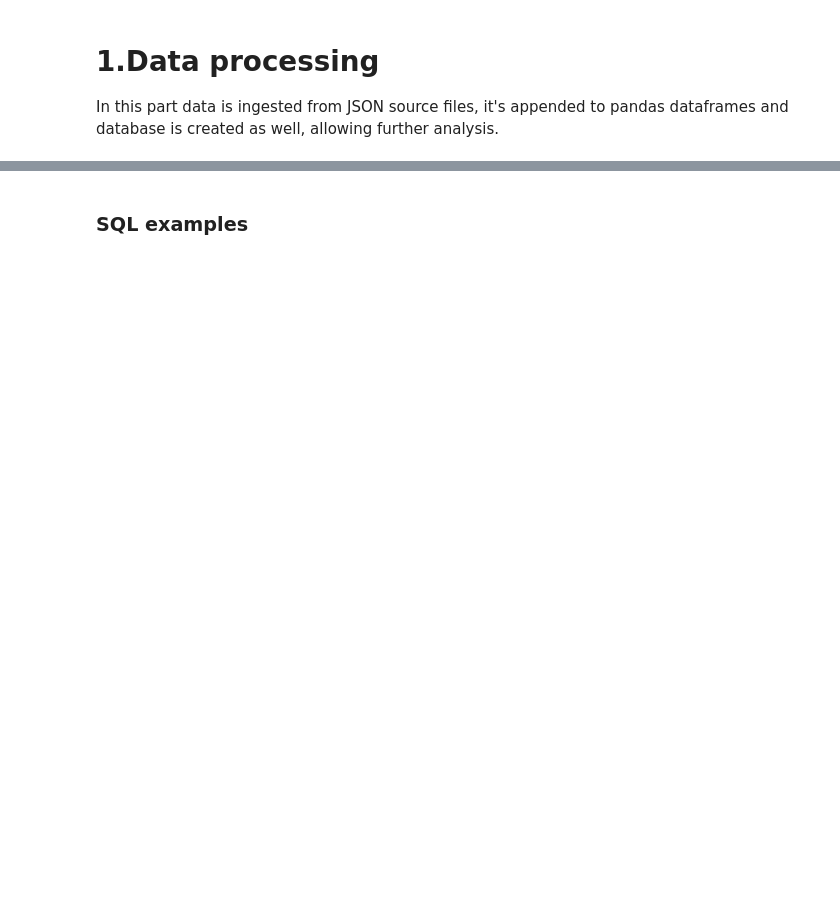
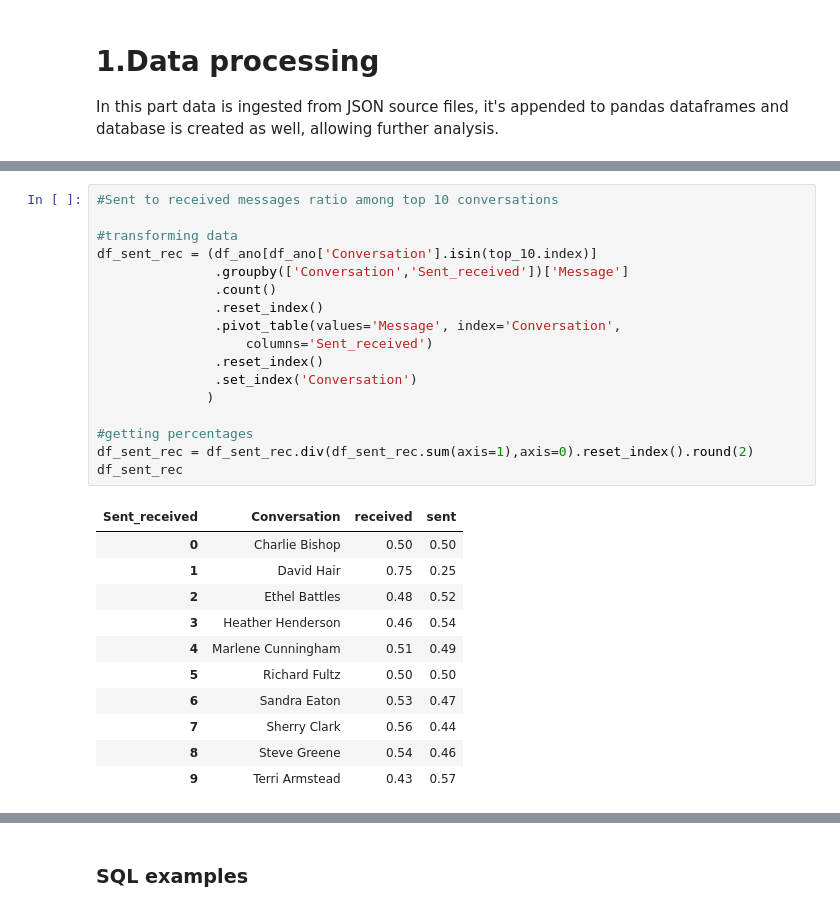
Before and after one commit to PrzemyslawKepka/facebook-archive-analysis, a Jupyter notebook: fb_data_archive_analysis.ipynb, the cells around one changed output, grey strips where cells are left out. Saved outputs shown, nothing was run; the diff lists cells and outputs as text; blank space fills up the shorter version.

```diff
--- a/fb_data_archive_analysis.ipynb
+++ b/fb_data_archive_analysis.ipynb
@@ -136,0 +178,29 @@ round((df.groupby('Year')['Message'].size() / len(df)) * 100,2).reset_index().re
+# %%
+#Sent to received messages ratio among top 10 conversations
+
+#transforming data
+df_sent_rec = (df_ano[df_ano['Conversation'].isin(top_10.index)]
+               .groupby(['Conversation','Sent_received'])['Message']
+               .count()
+               .reset_index()
+               .pivot_table(values='Message', index='Conversation',
+                   columns='Sent_received')
+               .reset_index()
+               .set_index('Conversation')
+              )
+
+#getting percentages
+df_sent_rec = df_sent_rec.div(df_sent_rec.sum(axis=1),axis=0).reset_index().round(2)
+df_sent_rec
+# %% [output]
+| Sent_received | Conversation | received | sent |
+| 0 | Charlie Bishop | 0.50 | 0.50 |
+| 1 | David Hair | 0.75 | 0.25 |
+| 2 | Ethel Battles | 0.48 | 0.52 |
+| 3 | Heather Henderson | 0.46 | 0.54 |
+| 4 | Marlene Cunningham | 0.51 | 0.49 |
+| 5 | Richard Fultz | 0.50 | 0.50 |
+| 6 | Sandra Eaton | 0.53 | 0.47 |
+| 7 | Sherry Clark | 0.56 | 0.44 |
+| 8 | Steve Greene | 0.54 | 0.46 |
+| 9 | Terri Armstead | 0.43 | 0.57 |
```
Also changed, not shown: parts of 13 cells of this notebook.
